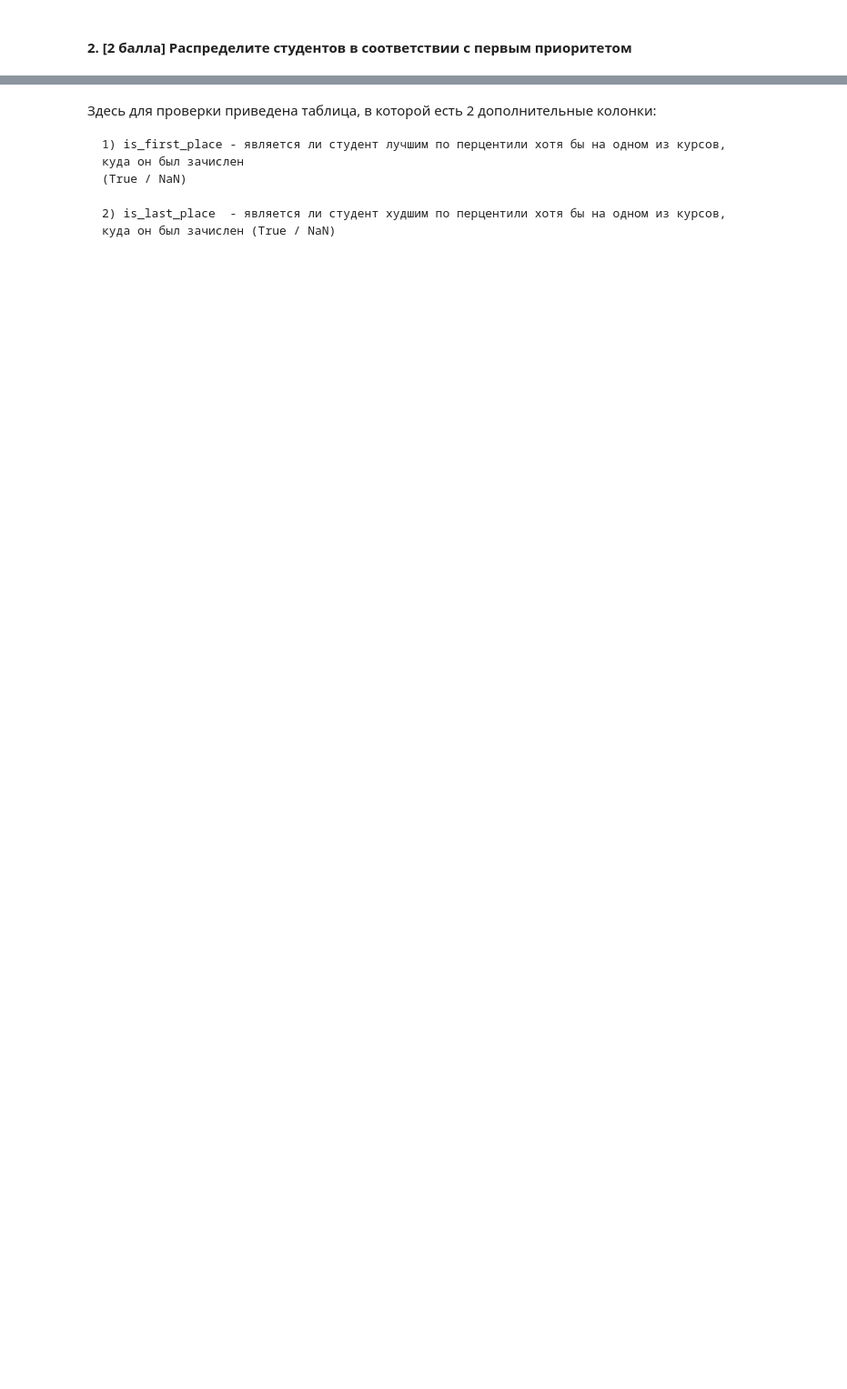
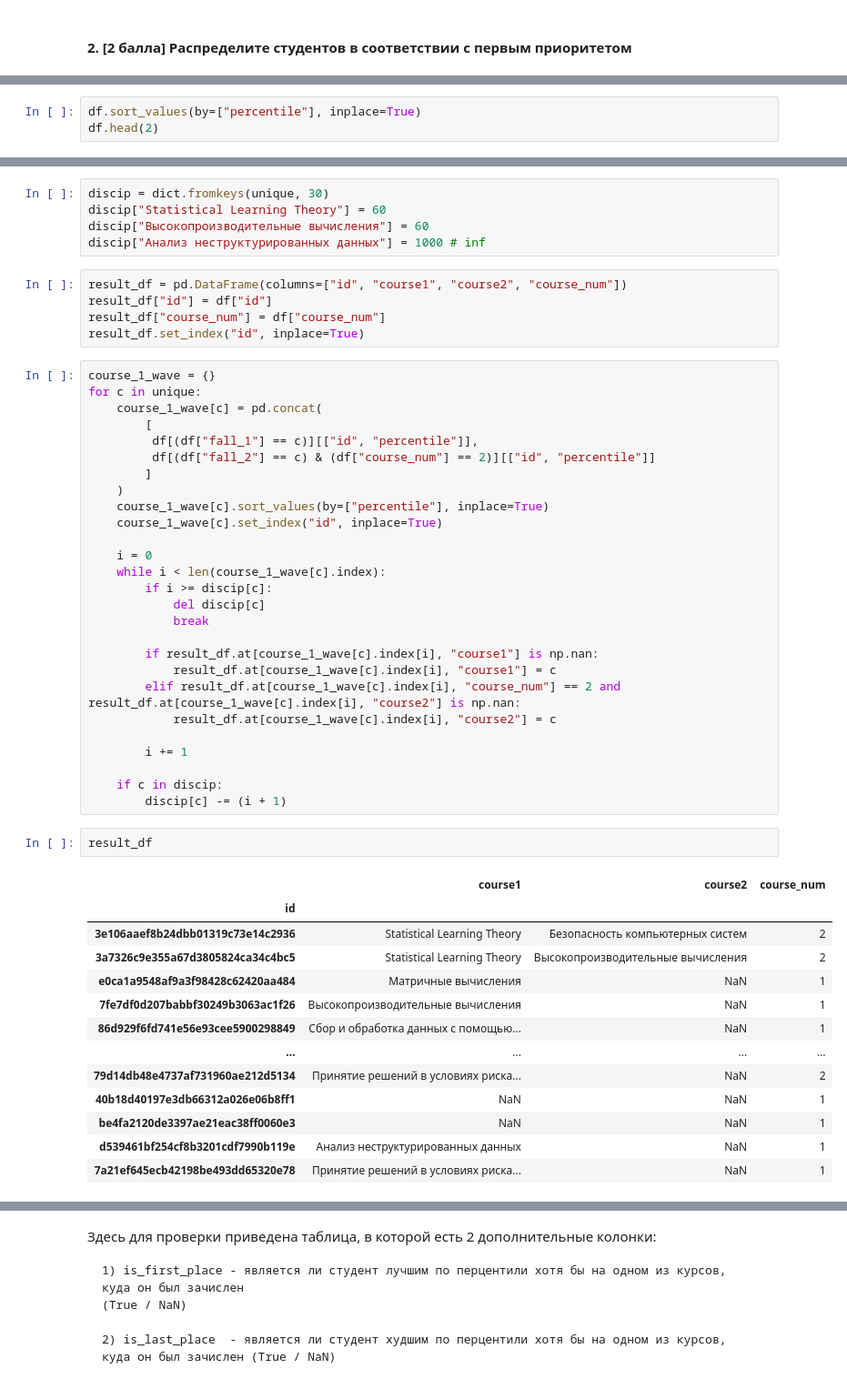
Before and after one commit to and7mw/ml-course-hse, a Jupyter notebook: 2022-fall/homeworks-practice/homework-practice-01-pandas.ipynb, the cells around one changed output, grey strips where cells are left out. Shown at 91% size. Saved outputs shown, nothing was run; the diff lists cells and outputs as text; blank space fills up the shorter version.

```diff
--- a/2022-fall/homeworks-practice/homework-practice-01-pandas.ipynb
+++ b/2022-fall/homeworks-practice/homework-practice-01-pandas.ipynb
@@ -612,0 +632,3 @@ assert(df[df['id'] == 'e4caca755ee0bdd711e18fb8084958b5'][col_name] == 1).all()
+# %%
+df.sort_values(by=["percentile"], inplace=True)
+df.head(2)
@@ -612,0 +650,53 @@ assert(df[df['id'] == 'e4caca755ee0bdd711e18fb8084958b5'][col_name] == 1).all()
+# %%
+discip = dict.fromkeys(unique, 30)
+discip["Statistical Learning Theory"] = 60
+discip["Высокопроизводительные вычисления"] = 60
+discip["Анализ неструктурированных данных"] = 1000 # inf
+# %%
+result_df = pd.DataFrame(columns=["id", "course1", "course2", "course_num"])
+result_df["id"] = df["id"]
+result_df["course_num"] = df["course_num"]
+result_df.set_index("id", inplace=True)
+# %%
+course_1_wave = {}
+for c in unique:
+    course_1_wave[c] = pd.concat(
+        [
+         df[(df["fall_1"] == c)][["id", "percentile"]],
+         df[(df["fall_2"] == c) & (df["course_num"] == 2)][["id", "percentile"]]
+        ]
+    )
+    course_1_wave[c].sort_values(by=["percentile"], inplace=True)
+    course_1_wave[c].set_index("id", inplace=True)
+
+    i = 0
+    while i < len(course_1_wave[c].index):
+        if i >= discip[c]:
+            del discip[c]
+            break
+
+        if result_df.at[course_1_wave[c].index[i], "course1"] is np.nan:
+            result_df.at[course_1_wave[c].index[i], "course1"] = c
+        elif result_df.at[course_1_wave[c].index[i], "course_num"] == 2 and result_df.at[course_1_wave[c].index[i], "course2"] is np.nan:
+            result_df.at[course_1_wave[c].index[i], "course2"] = c
+
+        i += 1
+
+    if c in discip:
+        discip[c] -= (i + 1)
+# %%
+result_df
+# %% [output]
+|  | course1 | course2 | course_num |
+| id |  |  |  |
+| 3e106aaef8b24dbb01319c73e14c2936 | Statistical Learning Theory | Безопасность компьютерных систем | 2 |
+| 3a7326c9e355a67d3805824ca34c4bc5 | Statistical Learning Theory | Высокопроизводительные вычисления | 2 |
+| e0ca1a9548af9a3f98428c62420aa484 | Матричные вычисления | NaN | 1 |
+| 7fe7df0d207babbf30249b3063ac1f26 | Высокопроизводительные вычисления | NaN | 1 |
+| 86d929f6fd741e56e93cee5900298849 | Сбор и обработка данных с помощью... | NaN | 1 |
+| ... | ... | ... | ... |
+| 79d14db48e4737af731960ae212d5134 | Принятие решений в условиях риска... | NaN | 2 |
+| 40b18d40197e3db66312a026e06b8ff1 | NaN | NaN | 1 |
+| be4fa2120de3397ae21eac38ff0060e3 | NaN | NaN | 1 |
+| d539461bf254cf8b3201cdf7990b119e | Анализ неструктурированных данных | NaN | 1 |
+| 7a21ef645ecb42198be493dd65320e78 | Принятие решений в условиях риска... | NaN | 1 |
```
Also changed, not shown: parts of 24 cells of this notebook.
